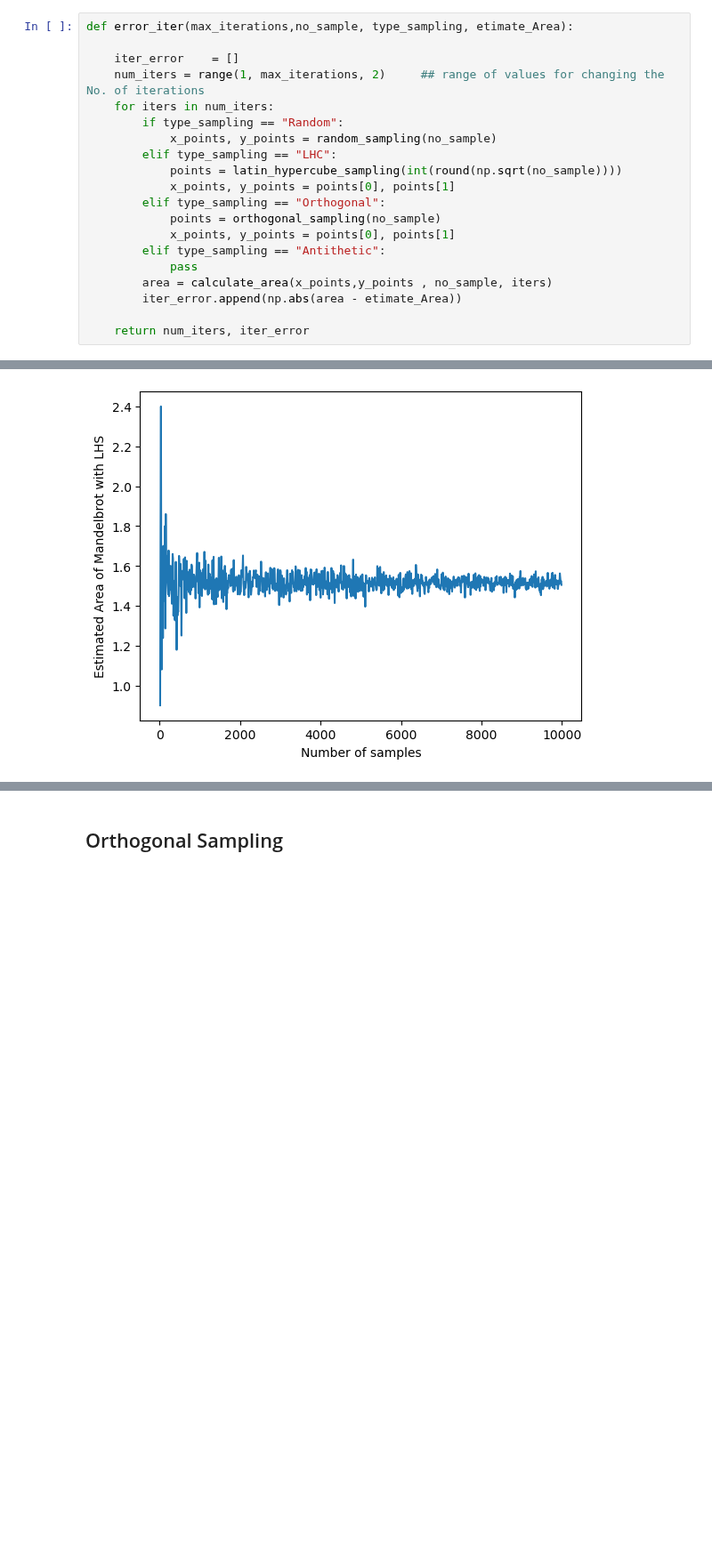
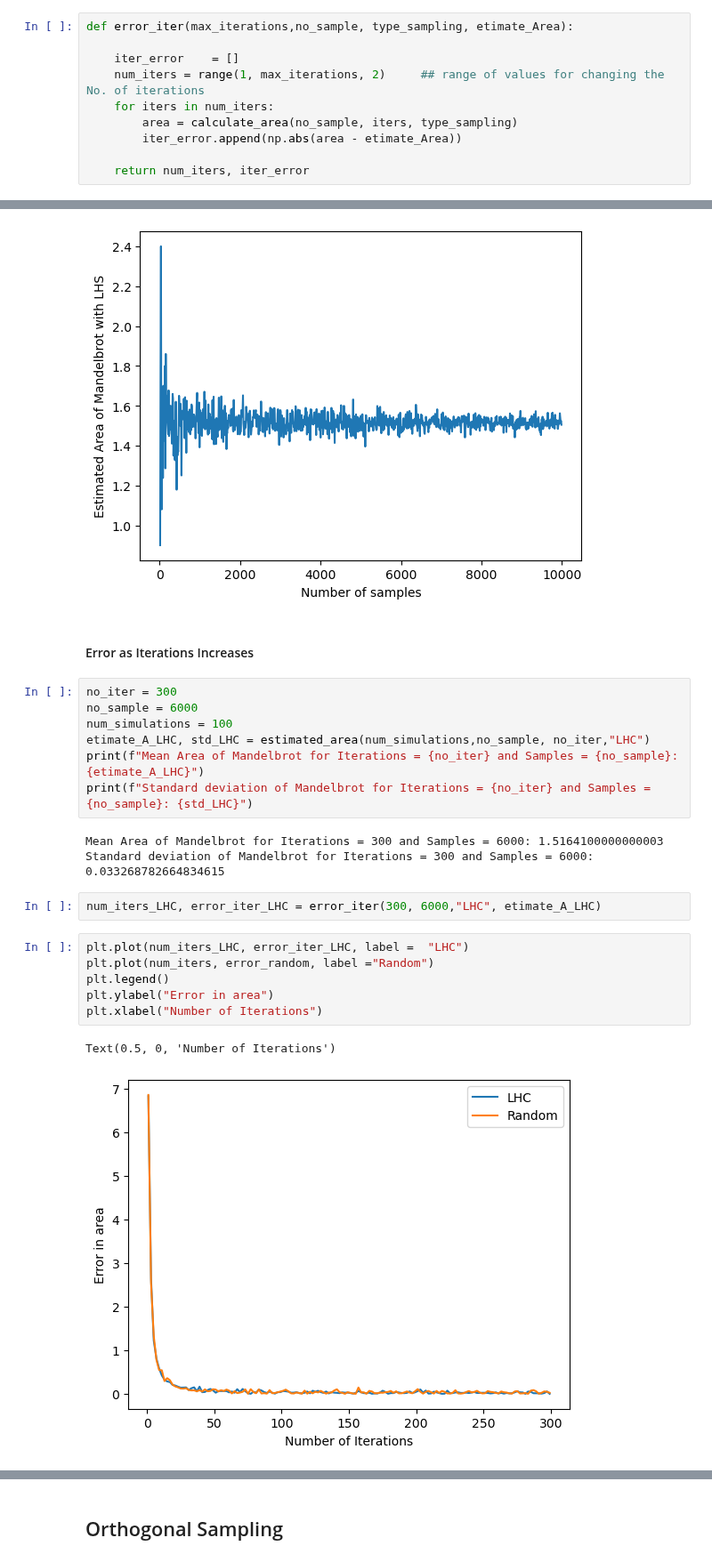
Before and after one commit to KeniaLS/Stoc_Sim_Assignment1, a Jupyter notebook: SS_Kenia_Divya_Assignment1.ipynb, the cells around one changed output, grey strips where cells are left out. Shown at 89% size. Drawn from its saved outputs; the diff is of its cells as text; blank space fills up the shorter version.

```diff
--- a/SS_Kenia_Divya_Assignment1.ipynb
+++ b/SS_Kenia_Divya_Assignment1.ipynb
@@ -205,17 +195,7 @@ def error_iter(max_iterations,no_sample, type_sampling, etimate_Area):
     iter_error    = []
     num_iters = range(1, max_iterations, 2)     ## range of values for changing the No. of iterations
     for iters in num_iters:
-        if type_sampling == "Random":
-            x_points, y_points = random_sampling(no_sample)
-        elif type_sampling == "LHC":
-            points = latin_hypercube_sampling(int(round(np.sqrt(no_sample))))
-            x_points, y_points = points[0], points[1]
-        elif type_sampling == "Orthogonal":
-            points = orthogonal_sampling(no_sample)
-            x_points, y_points = points[0], points[1]
-        elif type_sampling == "Antithetic":
-            pass
-        area = calculate_area(x_points,y_points , no_sample, iters)
+        area = calculate_area(no_sample, iters, type_sampling)
         iter_error.append(np.abs(area - etimate_Area))
 
     return num_iters, iter_error
@@ -362,3 +342,26 @@ plt.ylabel("Estimated Area of Mandelbrot with LHS")
 # %% [output]
 Text(0, 0.5, 'Estimated Area of Mandelbrot with LHS')
 [figure]
+# %% [markdown]
+#### Error as Iterations Increases
+# %%
+no_iter = 300
+no_sample = 6000
+num_simulations = 100
+etimate_A_LHC, std_LHC = estimated_area(num_simulations,no_sample, no_iter,"LHC")
+print(f"Mean Area of Mandelbrot for Iterations = {no_iter} and Samples = {no_sample}: {etimate_A_LHC}")
+print(f"Standard deviation of Mandelbrot for Iterations = {no_iter} and Samples = {no_sample}: {std_LHC}")
+# %% [output]
+Mean Area of Mandelbrot for Iterations = 300 and Samples = 6000: 1.5164100000000003
+Standard deviation of Mandelbrot for Iterations = 300 and Samples = 6000: 0.033268782664834615
+# %%
+num_iters_LHC, error_iter_LHC = error_iter(300, 6000,"LHC", etimate_A_LHC)
+# %%
+plt.plot(num_iters_LHC, error_iter_LHC, label =  "LHC")
+plt.plot(num_iters, error_random, label ="Random")
+plt.legend()
+plt.ylabel("Error in area")
+plt.xlabel("Number of Iterations")
+# %% [output]
+Text(0.5, 0, 'Number of Iterations')
+[figure, added]
```
Also changed, not shown: parts of 39 cells of this notebook, 1 other file.
